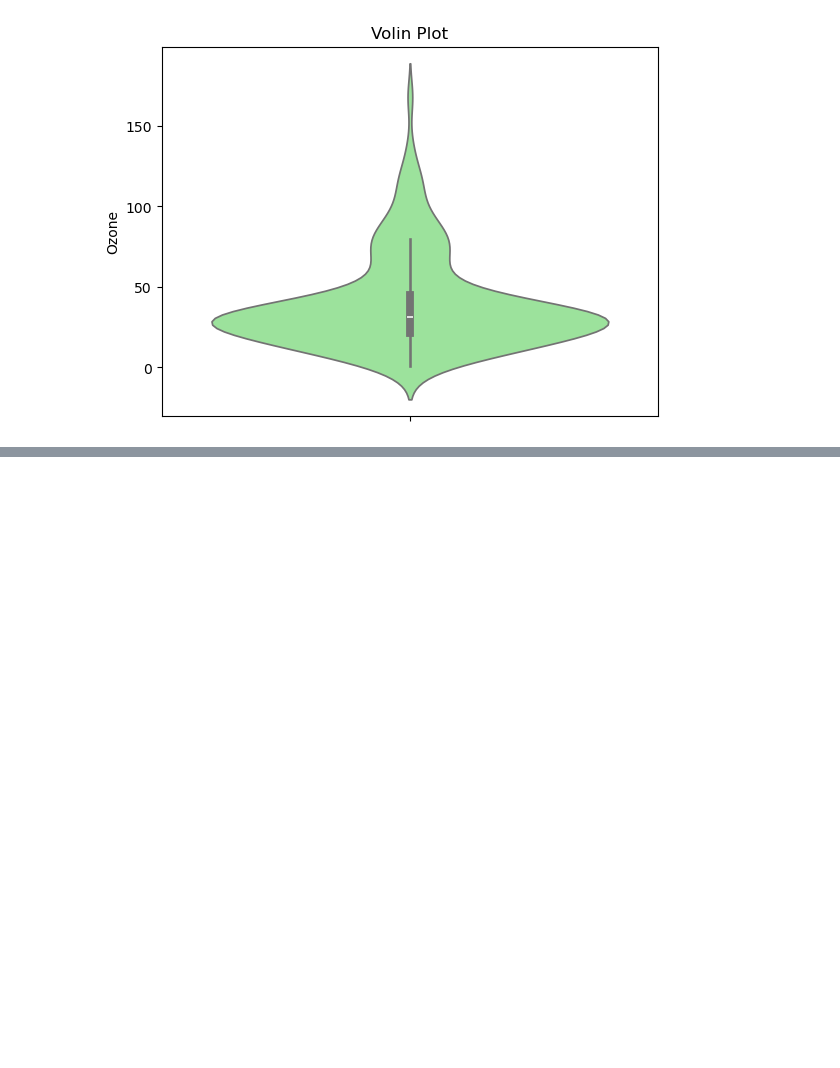
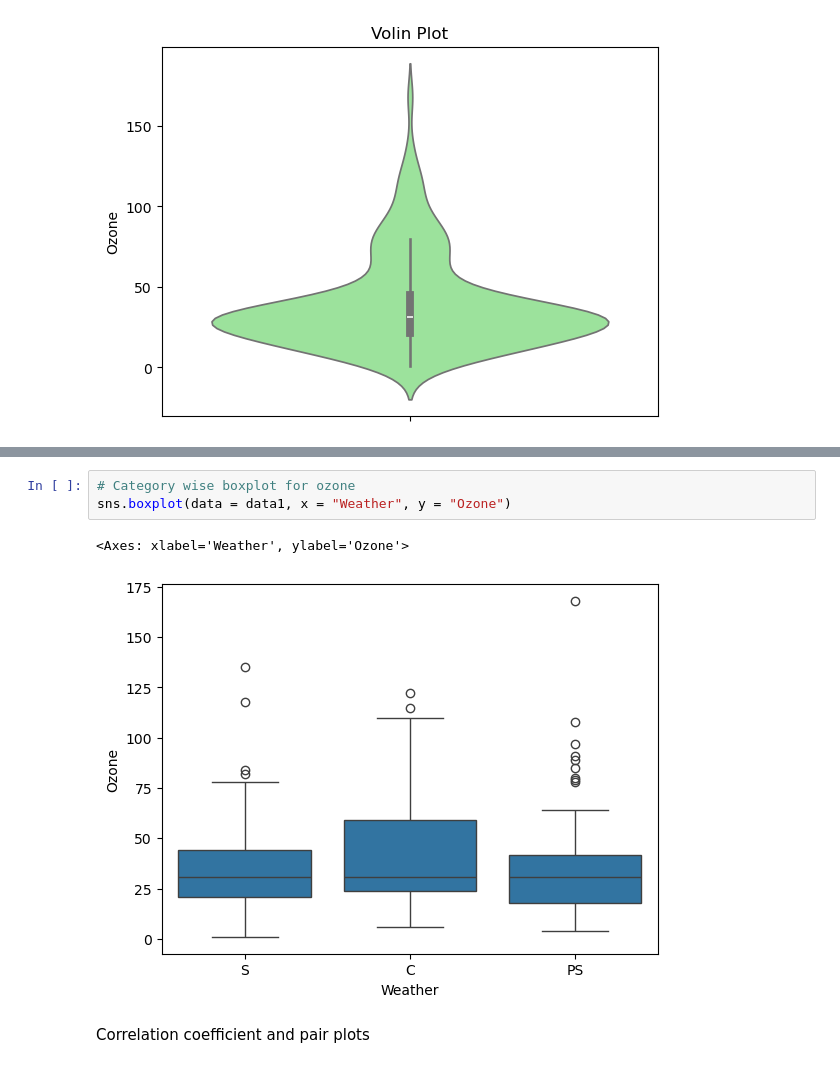
Before and after one commit to manoj-026/manoj-01, a Jupyter notebook: EDL1.ipynb, the cells around one changed output, grey strips where cells are left out. Drawn from its saved outputs; the diff is of its cells as text; blank space fills up the shorter version.

```diff
--- a/EDL1.ipynb
+++ b/EDL1.ipynb
@@ -422,0 +447,8 @@ Text(0.5, 1.0, 'Volin Plot')
+# %%
+# Category wise boxplot for ozone
+sns.boxplot(data = data1, x = "Weather", y = "Ozone")
+# %% [output]
+<Axes: xlabel='Weather', ylabel='Ozone'>
+[figure, added]
+# %% [markdown]
+Correlation coefficient and pair plots
```
Also changed, not shown: parts of 23 cells of this notebook.
